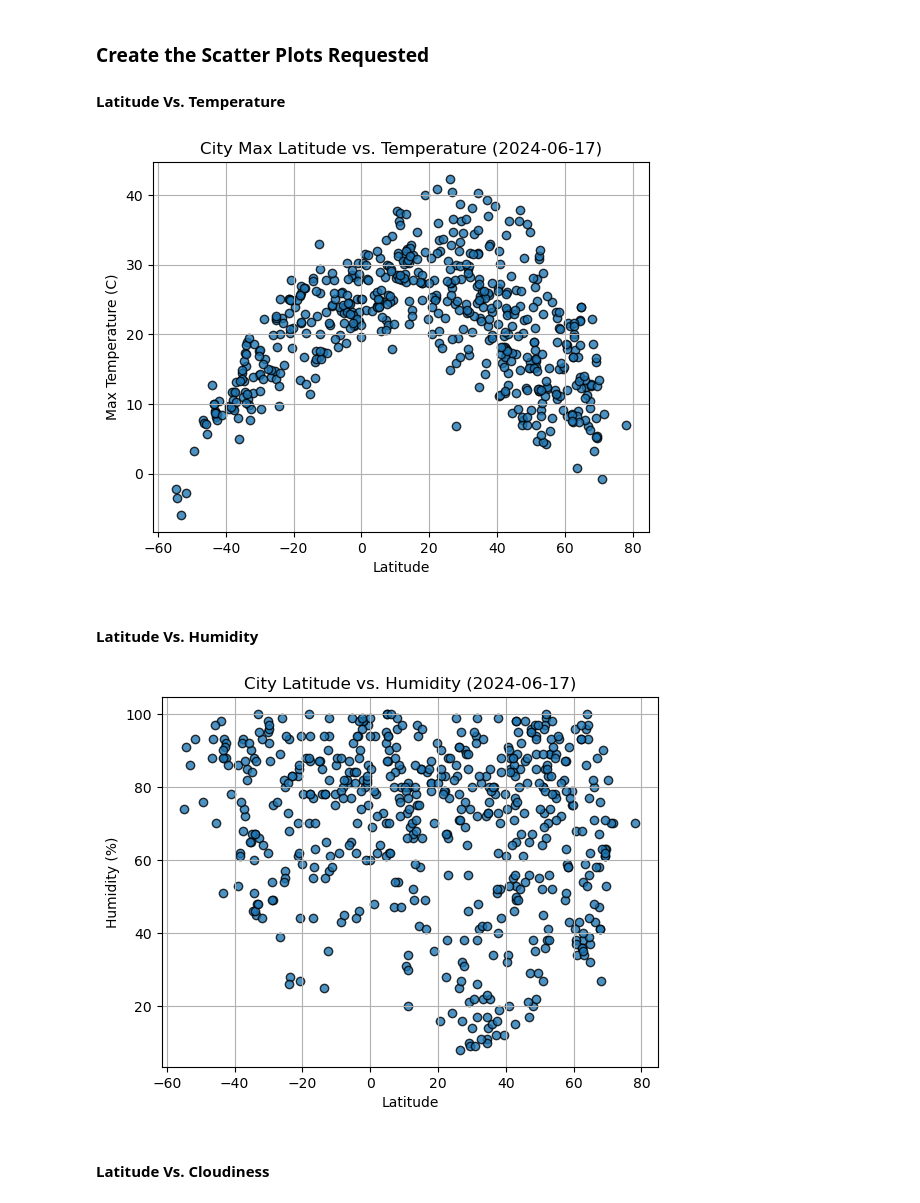
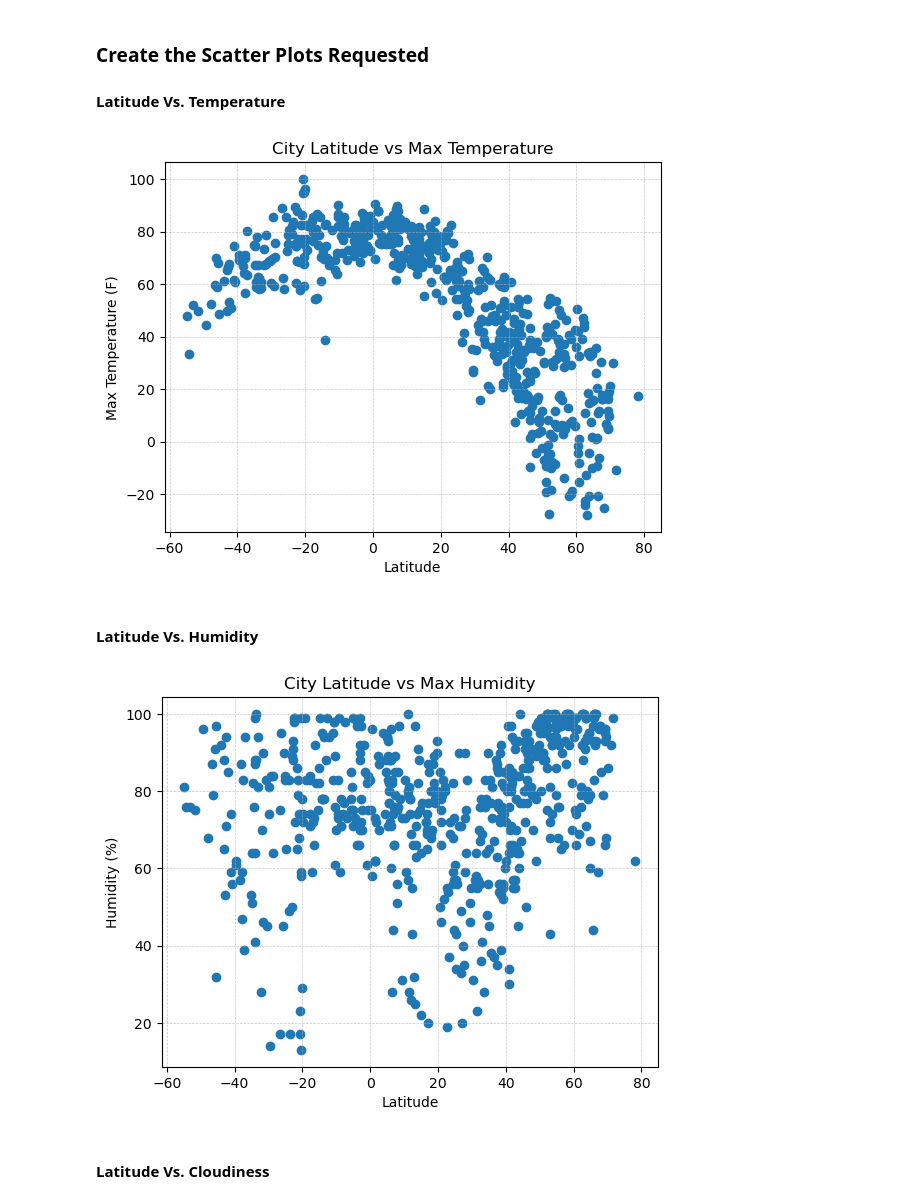
Before and after one commit to Bwjohnson1005/Python_api_challenge, a Jupyter notebook: WeatherPy.ipynb, the cells around one changed output. Saved outputs shown, nothing was run; the diff lists cells and outputs as text; code cells hidden in the pictures.

```diff
--- a/WeatherPy.ipynb
+++ b/WeatherPy.ipynb
@@ -192,26 +196,35 @@ city_data_df.head()
 #### Latitude Vs. Temperature
 # %%
 # Build scatter plot for latitude vs. temperature
-# YOUR CODE HERE
+x = city_data_df['Lat']
+y = city_data_df['Max Temp']
 
 # Incorporate the other graph properties
-# YOUR CODE HERE
+plt.scatter(x, y)
+plt.xlabel("Latitude")
+plt.ylabel("Max Temperature (F)")
+plt.title("City Latitude vs Max Temperature")
+plt.grid(True, which='both', linestyle='--', linewidth=0.5, alpha=0.7)
 
 # Save the figure
 plt.savefig("output_data/Fig1.png")
 
 # Show plot
 plt.show()
 # %% [output]
-[figure, old version]
+[figure, new version]
 # %% [markdown]
 #### Latitude Vs. Humidity
 # %%
 # Build the scatter plots for latitude vs. humidity
-# YOUR CODE HERE
+y = city_data_df['Humidity']
 
 # Incorporate the other graph properties
-# YOUR CODE HERE
+plt.scatter(x, y)
+plt.xlabel("Latitude")
+plt.ylabel("Humidity (%)")
+plt.title("City Latitude vs Max Humidity")
+plt.grid(True, which='both', linestyle='--', linewidth=0.5, alpha=0.7)
 
 # Save the figure
 plt.savefig("output_data/Fig2.png")
@@ -219,7 +232,7 @@ plt.savefig("output_data/Fig2.png")
 # Show plot
 plt.show()
 # %% [output]
-[figure, old version]
+[figure, new version]
 # %% [markdown]
 #### Latitude Vs. Cloudiness
 # %%
```
Also changed, not shown: parts of 22 cells of this notebook.
